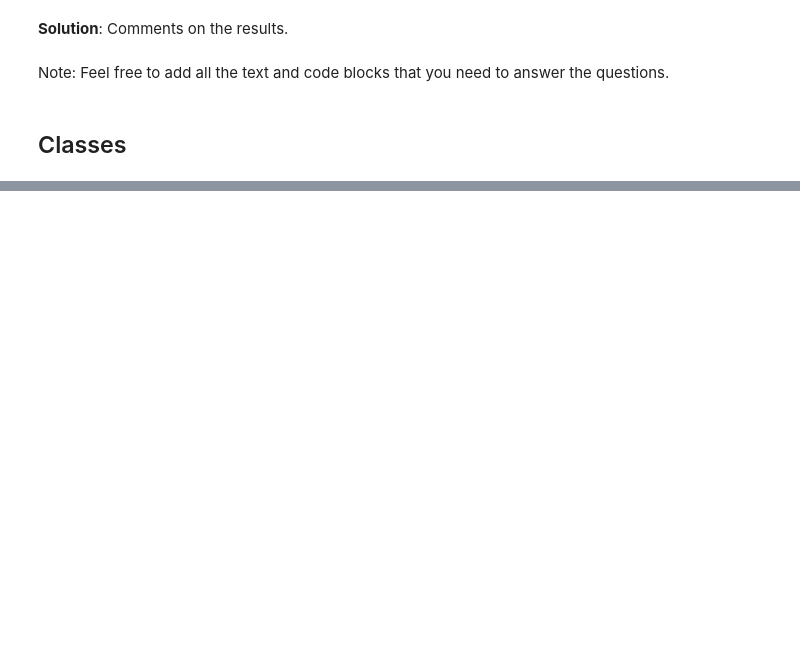
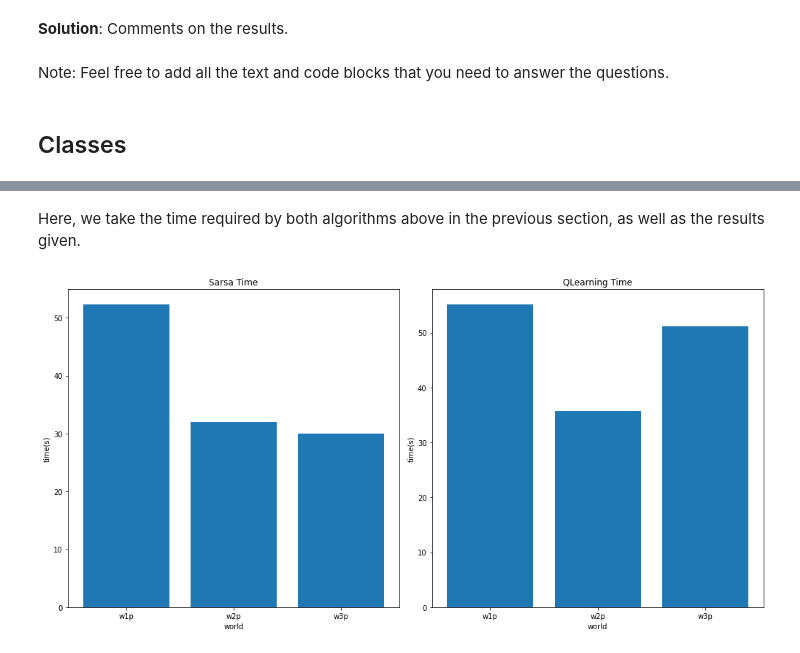
Before and after one commit to alvarorp00/dabi, a Jupyter notebook: reinforcement-learning/GridWorld2En.ipynb, the cells around one changed output, grey strips where cells are left out. Drawn from its saved outputs; the diff is of its cells as text; code cells hidden in the pictures; blank space fills up the shorter version.

```diff
--- a/reinforcement-learning/GridWorld2En.ipynb
+++ b/reinforcement-learning/GridWorld2En.ipynb
@@ -718,0 +778,10 @@ class QLearning(ReinforcedLearning):
+# %%
+# COMMON
+start = (0,0)
+actions = np.array([(-1,0), (1,0),(0,-1), (0,1)])  # up, down, left, right
+worlds = [w1p, w2p, w3p]
+
+# MANDATORY
+max_iterations = 1e3
+max_steps = 1e3
+theta = 1e-6
@@ -718,0 +923,28 @@ class QLearning(ReinforcedLearning):
+# %% [markdown]
+Here, we take the time required by both algorithms above in the previous section, as well as the results given.
+# %%
+sarsa_times_array = np.array(sarsa_times)
+qlearning_times_array = np.array(qlearning_times)
+
+fig = plt.figure(figsize=(14, 7))
+
+ax1 = fig.add_subplot(121)
+ax2 = fig.add_subplot(122)
+
+maps = ['w1p', 'w2p', 'w3p']
+
+ax1.bar(maps, sarsa_times_array)
+ax1.set_title('Sarsa Time')
+ax1.set_xlabel('world')
+ax1.set_ylabel('time(s)')
+
+ax2.bar(maps, qlearning_times_array)
+ax2.set_title('QLearning Time')
+ax2.set_xlabel('world')
+ax2.set_ylabel('time(s)')
+
+fig.tight_layout()
+
+plt.show()
+# %% [output]
+[figure, added]
```
Also changed, not shown: parts of 31 cells of this notebook, 5 other files.
